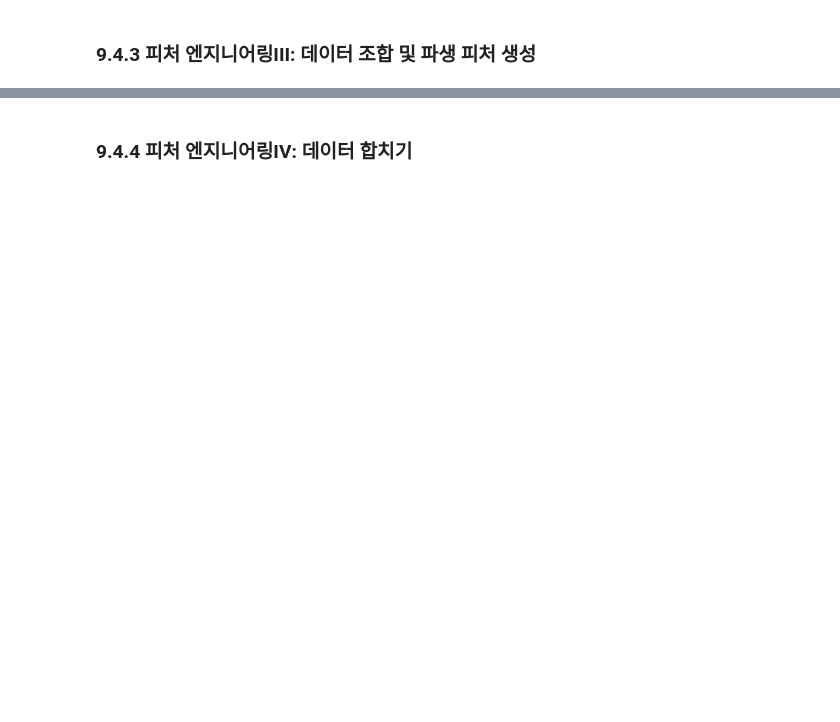
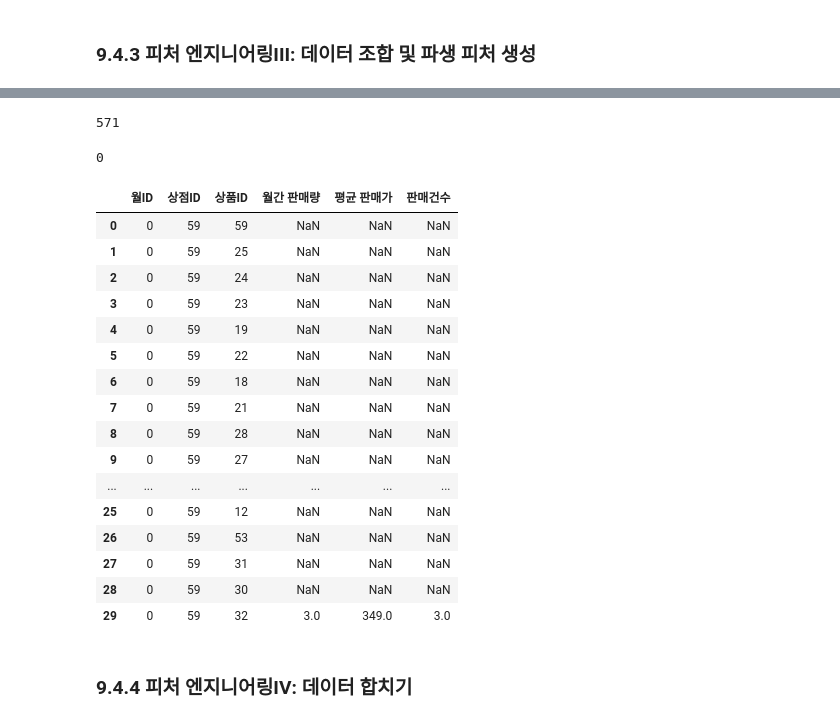
Before and after one commit to sajacaros/ai-competitions, a Jupyter notebook: playground/09_판매량예측/03_성능개선.ipynb, the cells around one changed output, grey strips where cells are left out. Drawn from its saved outputs; the diff is of its cells as text; code cells hidden in the pictures; blank space fills up the shorter version.

```diff
--- a/playground/09_판매량예측/03_성능개선.ipynb
+++ b/playground/09_판매량예측/03_성능개선.ipynb
@@ -24,0 +87,6 @@ submission = pd.read_csv(data_path + 'sample_submission.csv')
+# %%
+# 상점ID 누락 처리
+sales_train.loc[sales_train['상점ID'] == 0, '상점ID'] = 57
+sales_train.loc[sales_train['상점ID'] == 1, '상점ID'] = 58
+sales_train.loc[sales_train['상점ID'] == 10, '상점ID'] = 11
+sales_train.loc[sales_train['상점ID'] == 39, '상점ID'] = 40
@@ -25,2 +209,19 @@ submission = pd.read_csv(data_path + 'sample_submission.csv')
 # %% [markdown]
 ### 9.4.3 피처 엔지니어링III: 데이터 조합 및 파생 피처 생성
+# %%
+# 데이터 조합
+from itertools import product
+train = []
+for i in sales_train['월ID'].unique():
+    all_shop = sales_train.loc[sales_train['월ID']==i, '상점ID'].unique()
+    all_item = sales_train.loc[sales_train['월ID']==i, '상점ID'].unique()
+    train.append(np.array(list(product([i], all_shop, all_item))))
+idx_features = ['월ID', '상점ID', '상품ID']
+train = pd.DataFrame(np.vstack(train), columns=idx_features)
+# %%
+# 파생 피처 생성
+group = sales_train.groupby(idx_features).agg({'판매량': 'sum', '판매가': 'mean'})
+group = group.reset_index()
+group = group.rename(columns={'판매량':'월간 판매량', '판매가':'평균 판매가'})
+train = train.merge(group, on=idx_features, how='left')
+train.head()
@@ -27,2 +235,38 @@ submission = pd.read_csv(data_path + 'sample_submission.csv')
+# %%
+import gc
+
+del group
+gc.collect()
+# %% [output]
+571
+# %%
+group = sales_train.groupby(idx_features).agg({'판매량':'count'})
+group = group.reset_index()
+group = group.rename(columns={'판매량': '판매건수'})
+train = train.merge(group, on=idx_features, how='left')
+del group, sales_train
+gc.collect()
+# %% [output]
+0
+# %%
+train.head(30)
+# %% [output]
+|  | 월ID | 상점ID | 상품ID | 월간 판매량 | 평균 판매가 | 판매건수 |
+| 0 | 0 | 59 | 59 | NaN | NaN | NaN |
+| 1 | 0 | 59 | 25 | NaN | NaN | NaN |
+| 2 | 0 | 59 | 24 | NaN | NaN | NaN |
+| 3 | 0 | 59 | 23 | NaN | NaN | NaN |
+| 4 | 0 | 59 | 19 | NaN | NaN | NaN |
+| 5 | 0 | 59 | 22 | NaN | NaN | NaN |
+| 6 | 0 | 59 | 18 | NaN | NaN | NaN |
+| 7 | 0 | 59 | 21 | NaN | NaN | NaN |
+| 8 | 0 | 59 | 28 | NaN | NaN | NaN |
+| 9 | 0 | 59 | 27 | NaN | NaN | NaN |
+| ... | ... | ... | ... | ... | ... | ... |
+| 25 | 0 | 59 | 12 | NaN | NaN | NaN |
+| 26 | 0 | 59 | 53 | NaN | NaN | NaN |
+| 27 | 0 | 59 | 31 | NaN | NaN | NaN |
+| 28 | 0 | 59 | 30 | NaN | NaN | NaN |
+| 29 | 0 | 59 | 32 | 3.0 | 349.0 | 3.0 |
 # %% [markdown]
 ### 9.4.4 피처 엔지니어링IV: 데이터 합치기
```
Also changed, not shown: parts of 46 cells of this notebook, 2 other files.
